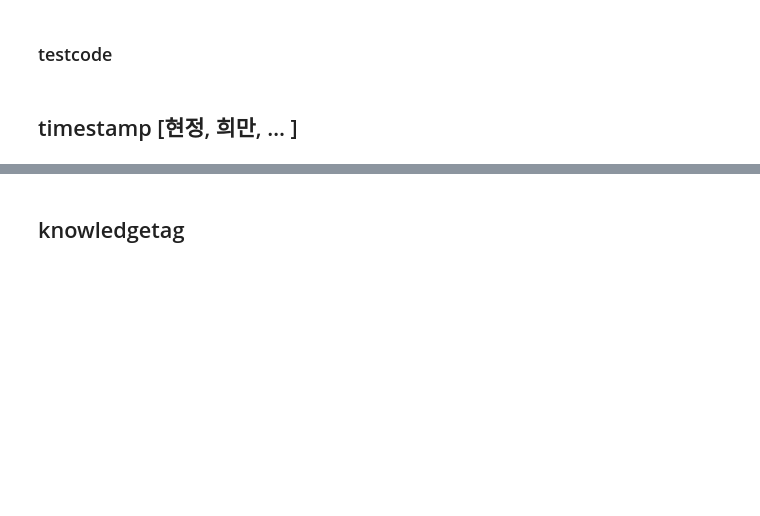
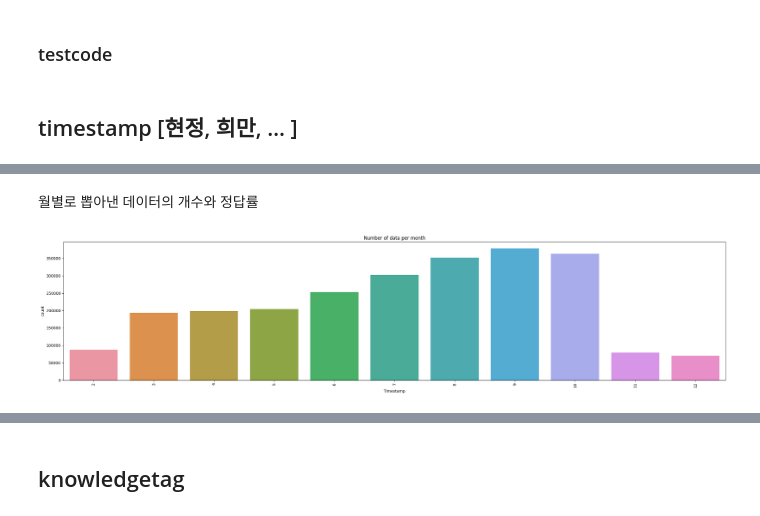
Before and after one commit to boostcampaitech5/level2_dkt-recsys-09, a Jupyter notebook: eda/eda_integration.ipynb, the cells around one changed output, grey strips where cells are left out. Cells and saved outputs as stored; diff of their text form; code cells hidden in the pictures; blank space fills up the shorter version.

```diff
--- a/eda/eda_integration.ipynb
+++ b/eda/eda_integration.ipynb
@@ -100,0 +127,3 @@ df
+# %%
+last_1M = df.groupby([pd.Grouper(freq='1M',key='Timestamp')])["answerCode"].agg(["mean", "sum", "count"])
+last_1M
@@ -100,0 +145,10 @@ df
+# %% [markdown]
+월별로 뽑아낸 데이터의 개수와 정답률
+# %%
+plt.figure(figsize=(25,6))
+sns.barplot(x=last_1M[1:].index.month , y=last_1M[1:]['count'])
+plt.xticks(rotation=90)
+plt.title('Number of data per month')
+plt.tight_layout()
+# %% [output]
+[figure, added]
```
Also changed, not shown: parts of 15 cells of this notebook.
